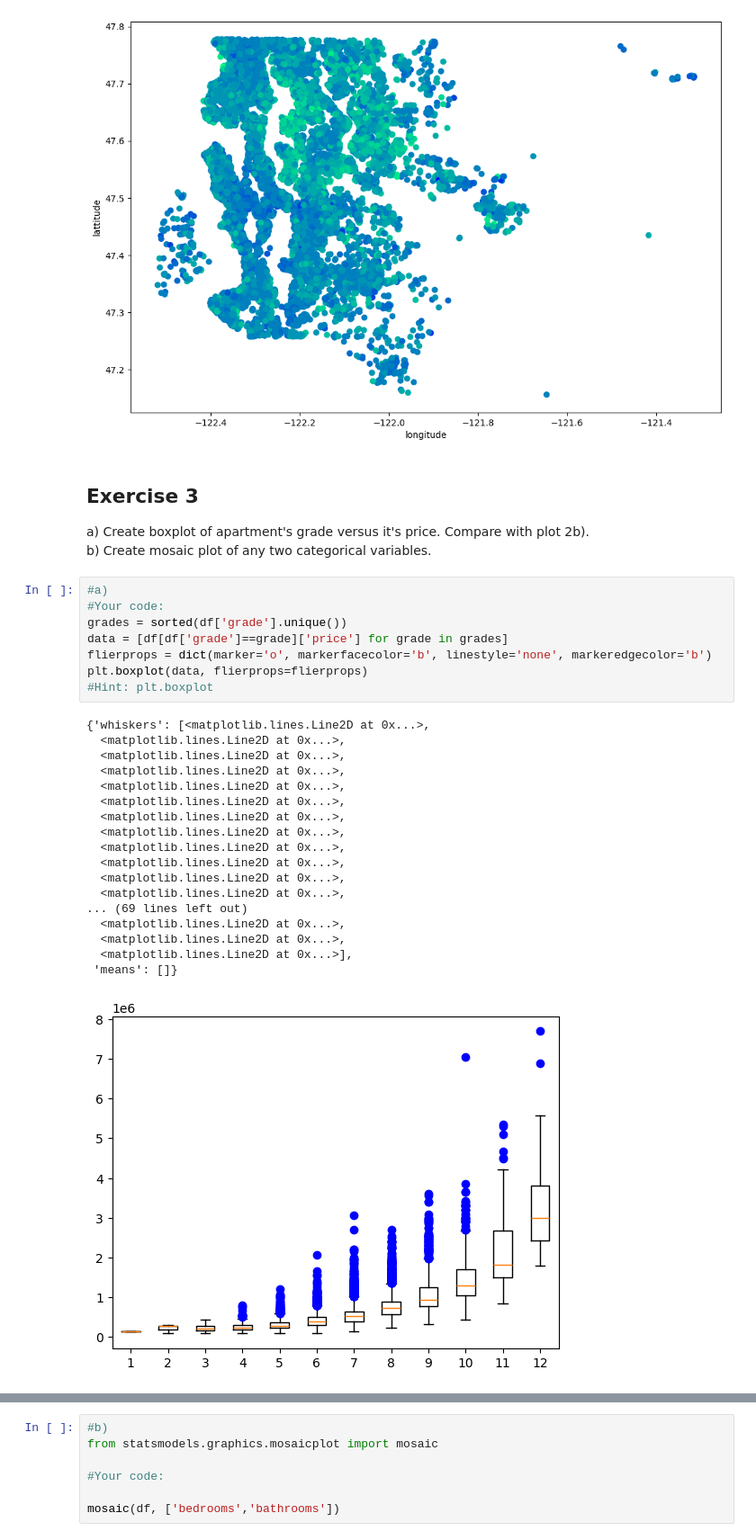
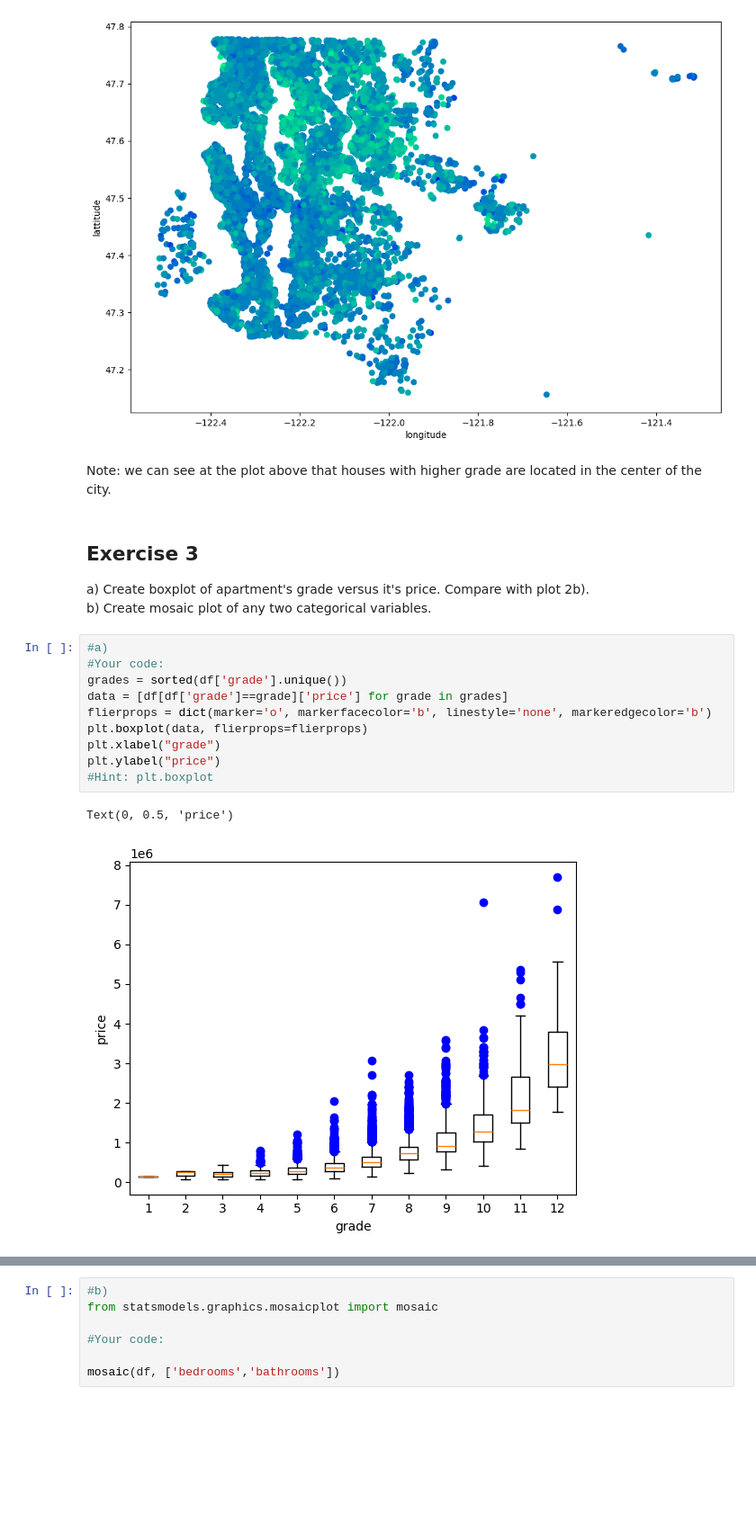
Before and after one commit to qojigedou/data_science, a Jupyter notebook: Assignment_1_without_code.ipynb, the cells around one changed output, grey strips where cells are left out. Shown at 90% size. Drawn from its saved outputs; the diff is of its cells as text; blank space fills up the shorter version.

Commit message:
add notes to assignment 1

```diff
--- a/Assignment_1_without_code.ipynb
+++ b/Assignment_1_without_code.ipynb
@@ -102,6 +134,8 @@ plt.scatter(df['long'], df['lat'], c=df['grade'], cmap='winter')
 # %% [output]
 <matplotlib.collections.PathCollection at 0x...>
 [figure]
+# %% [markdown]
+Note: we can see at the plot above that houses with higher grade are located in the center of the city.
 # %% [markdown]
 ## Exercise 3
 a) Create boxplot of apartment's grade versus it's price. Compare with plot 2b).
@@ -109,27 +143,13 @@ b) Create mosaic plot of any two categorical variables.
 # %%
 #a)
 #Your code:
 grades = sorted(df['grade'].unique())
 data = [df[df['grade']==grade]['price'] for grade in grades]
 flierprops = dict(marker='o', markerfacecolor='b', linestyle='none', markeredgecolor='b')
 plt.boxplot(data, flierprops=flierprops)
+plt.xlabel("grade")
+plt.ylabel("price")
 #Hint: plt.boxplot
 # %% [output]
-{'whiskers': [<matplotlib.lines.Line2D at 0x...>,
-  <matplotlib.lines.Line2D at 0x...>,
-  <matplotlib.lines.Line2D at 0x...>,
-  <matplotlib.lines.Line2D at 0x...>,
-  <matplotlib.lines.Line2D at 0x...>,
-  <matplotlib.lines.Line2D at 0x...>,
-  <matplotlib.lines.Line2D at 0x...>,
-  <matplotlib.lines.Line2D at 0x...>,
-  <matplotlib.lines.Line2D at 0x...>,
-  <matplotlib.lines.Line2D at 0x...>,
-  <matplotlib.lines.Line2D at 0x...>,
-  <matplotlib.lines.Line2D at 0x...>,
-... (69 lines left out)
-  <matplotlib.lines.Line2D at 0x...>,
-  <matplotlib.lines.Line2D at 0x...>,
-  <matplotlib.lines.Line2D at 0x...>],
- 'means': []}
+Text(0, 0.5, 'price')
-[figure, old version]
+[figure, new version]
```
Also changed, not shown: parts of 17 cells of this notebook.
